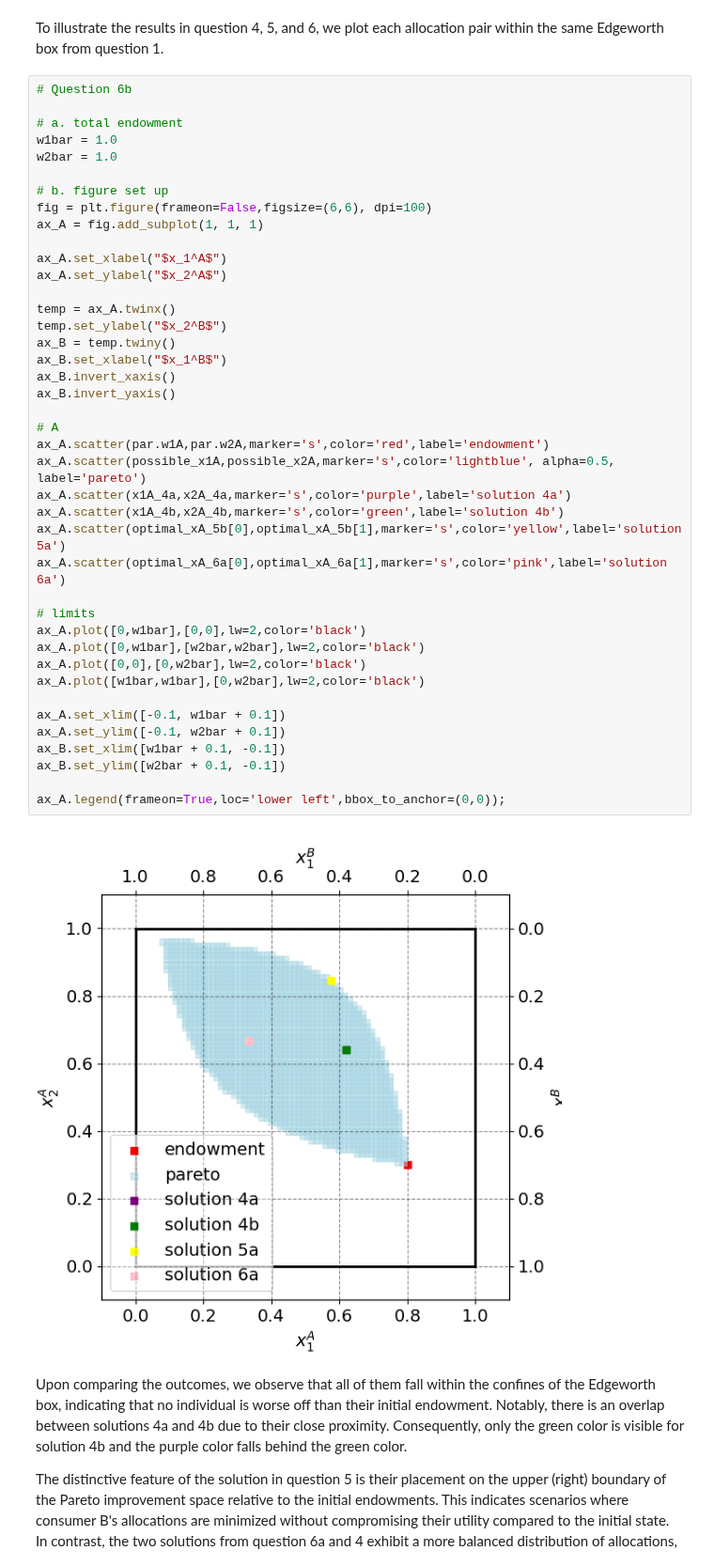
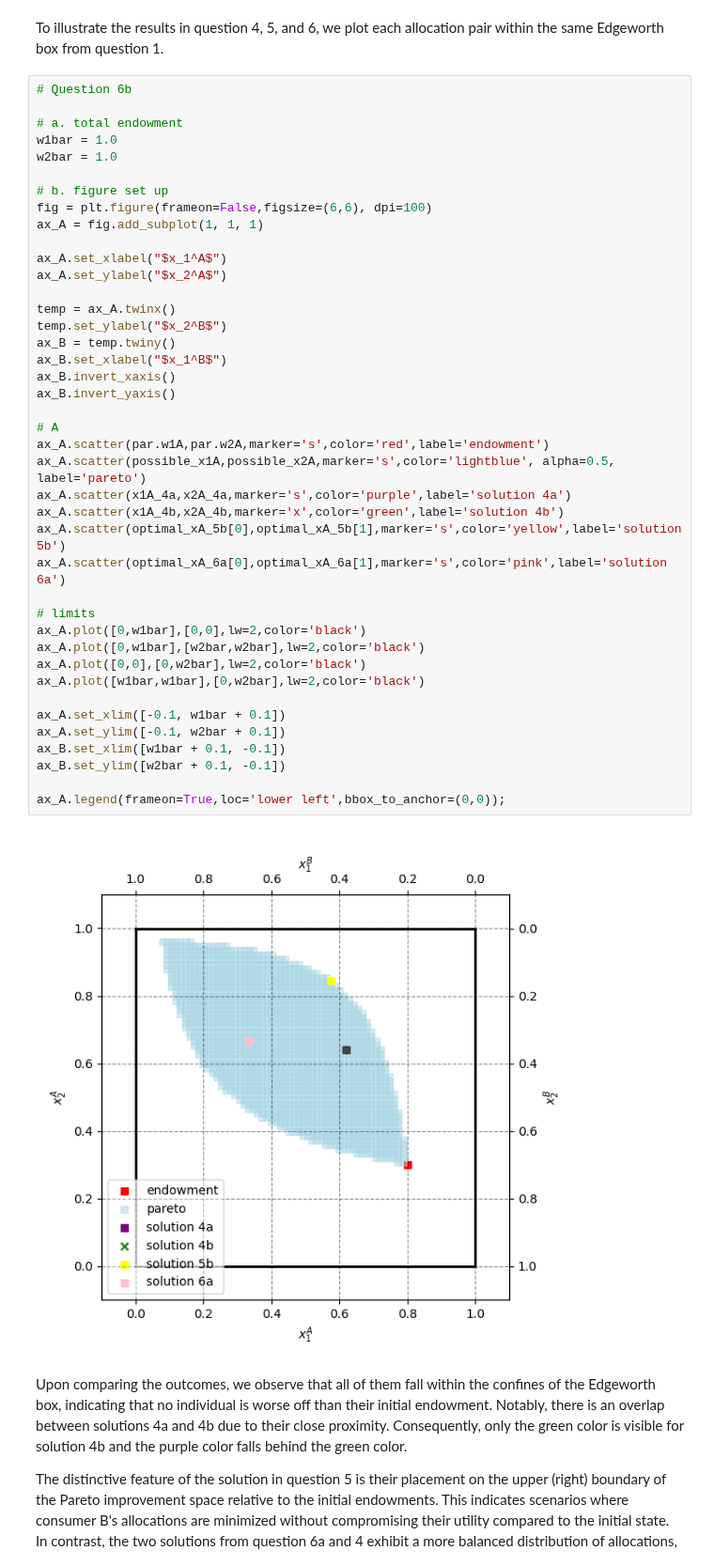
Before and after one commit to NumEconCopenhagen/projects-2024-emil-og-simon, a Jupyter notebook: inauguralproject/inauguralproject.ipynb, the cells around one changed output. Shown at 94% size. Cells and saved outputs as stored; diff of their text form.

Commit message:
ny figur

```diff
--- a/inauguralproject/inauguralproject.ipynb
+++ b/inauguralproject/inauguralproject.ipynb
@@ -445,36 +442,36 @@ ax_A = fig.add_subplot(1, 1, 1)
 
 ax_A.set_xlabel("$x_1^A$")
 ax_A.set_ylabel("$x_2^A$")
 
 temp = ax_A.twinx()
 temp.set_ylabel("$x_2^B$")
 ax_B = temp.twiny()
 ax_B.set_xlabel("$x_1^B$")
 ax_B.invert_xaxis()
 ax_B.invert_yaxis()
 
 # A
 ax_A.scatter(par.w1A,par.w2A,marker='s',color='red',label='endowment')
 ax_A.scatter(possible_x1A,possible_x2A,marker='s',color='lightblue', alpha=0.5, label='pareto')
 ax_A.scatter(x1A_4a,x2A_4a,marker='s',color='purple',label='solution 4a')
-ax_A.scatter(x1A_4b,x2A_4b,marker='s',color='green',label='solution 4b')
-ax_A.scatter(optimal_xA_5b[0],optimal_xA_5b[1],marker='s',color='yellow',label='solution 5a')
+ax_A.scatter(x1A_4b,x2A_4b,marker='x',color='green',label='solution 4b')
+ax_A.scatter(optimal_xA_5b[0],optimal_xA_5b[1],marker='s',color='yellow',label='solution 5b')
 ax_A.scatter(optimal_xA_6a[0],optimal_xA_6a[1],marker='s',color='pink',label='solution 6a')
 
 # limits
 ax_A.plot([0,w1bar],[0,0],lw=2,color='black')
 ax_A.plot([0,w1bar],[w2bar,w2bar],lw=2,color='black')
 ax_A.plot([0,0],[0,w2bar],lw=2,color='black')
 ax_A.plot([w1bar,w1bar],[0,w2bar],lw=2,color='black')
 
 ax_A.set_xlim([-0.1, w1bar + 0.1])
 ax_A.set_ylim([-0.1, w2bar + 0.1])
 ax_B.set_xlim([w1bar + 0.1, -0.1])
 ax_B.set_ylim([w2bar + 0.1, -0.1])
 
 ax_A.legend(frameon=True,loc='lower left',bbox_to_anchor=(0,0));
 # %% [output]
-[figure, old version]
+[figure, new version]
 # %% [markdown]
 Upon comparing the outcomes, we observe that all of them fall within the confines of the Edgeworth box, indicating that no individual is worse off than their initial endowment. Notably, there is an overlap between solutions 4a and 4b due to their close proximity. Consequently, only the green color is visible for solution 4b and the purple color falls behind the green color.
 
```
Also changed, not shown: parts of 6 cells of this notebook.
